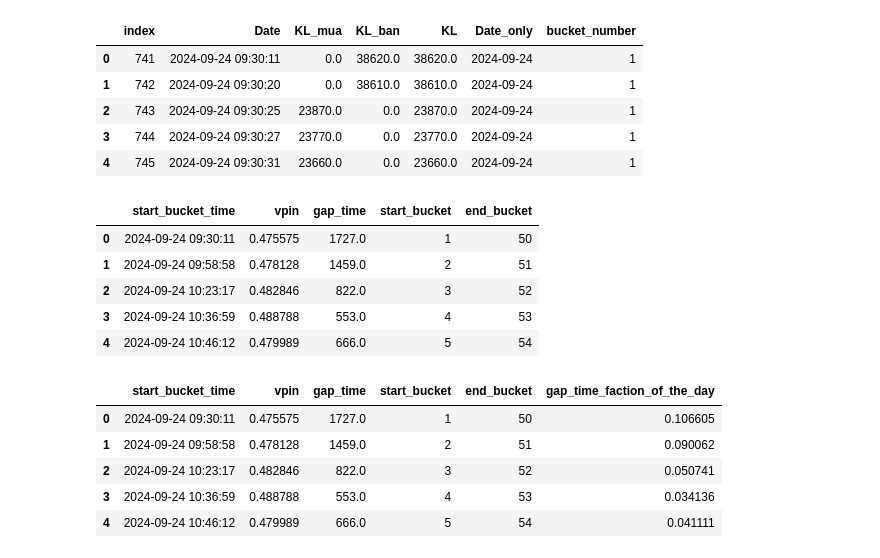
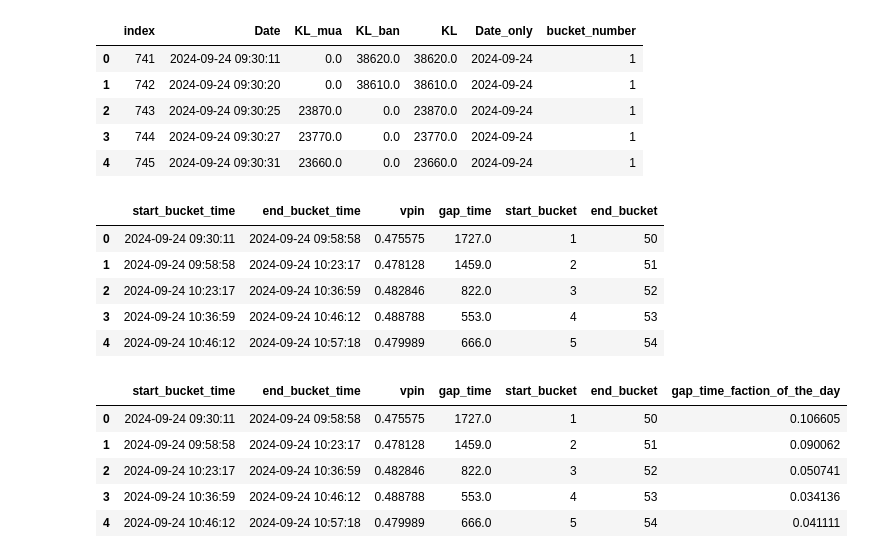
Before and after one commit to HoaPham119/thesis, a Jupyter notebook: code/data_analysis.ipynb, the cells around one changed output. Cells and saved outputs as stored; diff of their text form; code cells hidden in the pictures.

```diff
--- a/code/data_analysis.ipynb
+++ b/code/data_analysis.ipynb
@@ -83,26 +80,24 @@ bucket_df.head()
 | 4 | 745 | 2024-09-24 09:30:31 | 23660.0 | 0.0 | 23660.0 | 2024-09-24 | 1 |
 # %%
 # Tính vpin
-vpin_df = calculate_vpin(bucket_df,
-                    n = 50,
-                    V = V)
+vpin_df = calculate_vpin(bucket_df, n=50, V=V)
 vpin_df.head()
 # %% [output]
-|  | start_bucket_time | vpin | gap_time | start_bucket | end_bucket |
-| 0 | 2024-09-24 09:30:11 | 0.475575 | 1727.0 | 1 | 50 |
-| 1 | 2024-09-24 09:58:58 | 0.478128 | 1459.0 | 2 | 51 |
-| 2 | 2024-09-24 10:23:17 | 0.482846 | 822.0 | 3 | 52 |
-| 3 | 2024-09-24 10:36:59 | 0.488788 | 553.0 | 4 | 53 |
-| 4 | 2024-09-24 10:46:12 | 0.479989 | 666.0 | 5 | 54 |
+|  | start_bucket_time | end_bucket_time | vpin | gap_time | start_bucket | end_bucket |
+| 0 | 2024-09-24 09:30:11 | 2024-09-24 09:58:58 | 0.475575 | 1727.0 | 1 | 50 |
+| 1 | 2024-09-24 09:58:58 | 2024-09-24 10:23:17 | 0.478128 | 1459.0 | 2 | 51 |
+| 2 | 2024-09-24 10:23:17 | 2024-09-24 10:36:59 | 0.482846 | 822.0 | 3 | 52 |
+| 3 | 2024-09-24 10:36:59 | 2024-09-24 10:46:12 | 0.488788 | 553.0 | 4 | 53 |
+| 4 | 2024-09-24 10:46:12 | 2024-09-24 10:57:18 | 0.479989 | 666.0 | 5 | 54 |
 # %%
 # Tính Time gap faction of the day
 vpin_df = calcualate_gap_time_faction_of_the_day(vpin_df)
 vpin_df.head()
 # %% [output]
-|  | start_bucket_time | vpin | gap_time | start_bucket | end_bucket | gap_time_faction_of_the_day |
-| 0 | 2024-09-24 09:30:11 | 0.475575 | 1727.0 | 1 | 50 | 0.106605 |
-| 1 | 2024-09-24 09:58:58 | 0.478128 | 1459.0 | 2 | 51 | 0.090062 |
-| 2 | 2024-09-24 10:23:17 | 0.482846 | 822.0 | 3 | 52 | 0.050741 |
-| 3 | 2024-09-24 10:36:59 | 0.488788 | 553.0 | 4 | 53 | 0.034136 |
-| 4 | 2024-09-24 10:46:12 | 0.479989 | 666.0 | 5 | 54 | 0.041111 |
+|  | start_bucket_time | end_bucket_time | vpin | gap_time | start_bucket | end_bucket | gap_time_faction_of_the_day |
+| 0 | 2024-09-24 09:30:11 | 2024-09-24 09:58:58 | 0.475575 | 1727.0 | 1 | 50 | 0.106605 |
+| 1 | 2024-09-24 09:58:58 | 2024-09-24 10:23:17 | 0.478128 | 1459.0 | 2 | 51 | 0.090062 |
+| 2 | 2024-09-24 10:23:17 | 2024-09-24 10:36:59 | 0.482846 | 822.0 | 3 | 52 | 0.050741 |
+| 3 | 2024-09-24 10:36:59 | 2024-09-24 10:46:12 | 0.488788 | 553.0 | 4 | 53 | 0.034136 |
+| 4 | 2024-09-24 10:46:12 | 2024-09-24 10:57:18 | 0.479989 | 666.0 | 5 | 54 | 0.041111 |
 # %%
```
Also changed, not shown: parts of 9 cells of this notebook, 3 other files.
